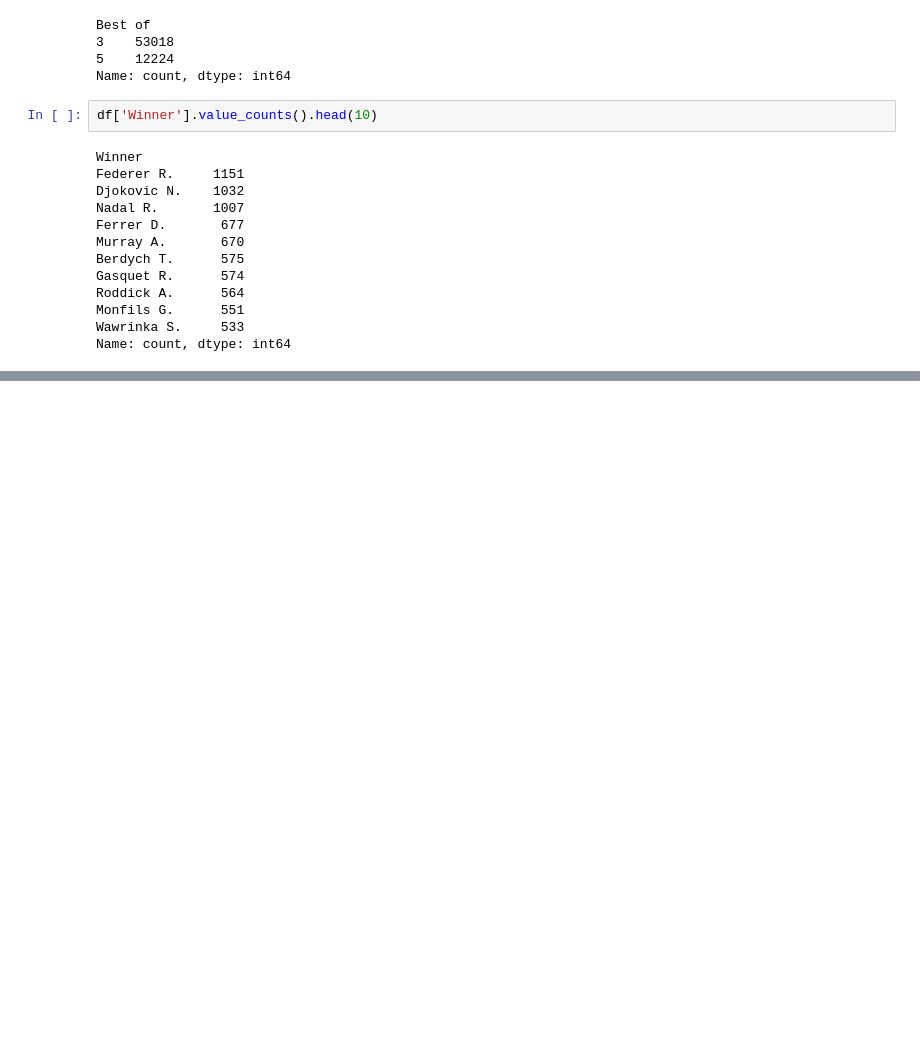
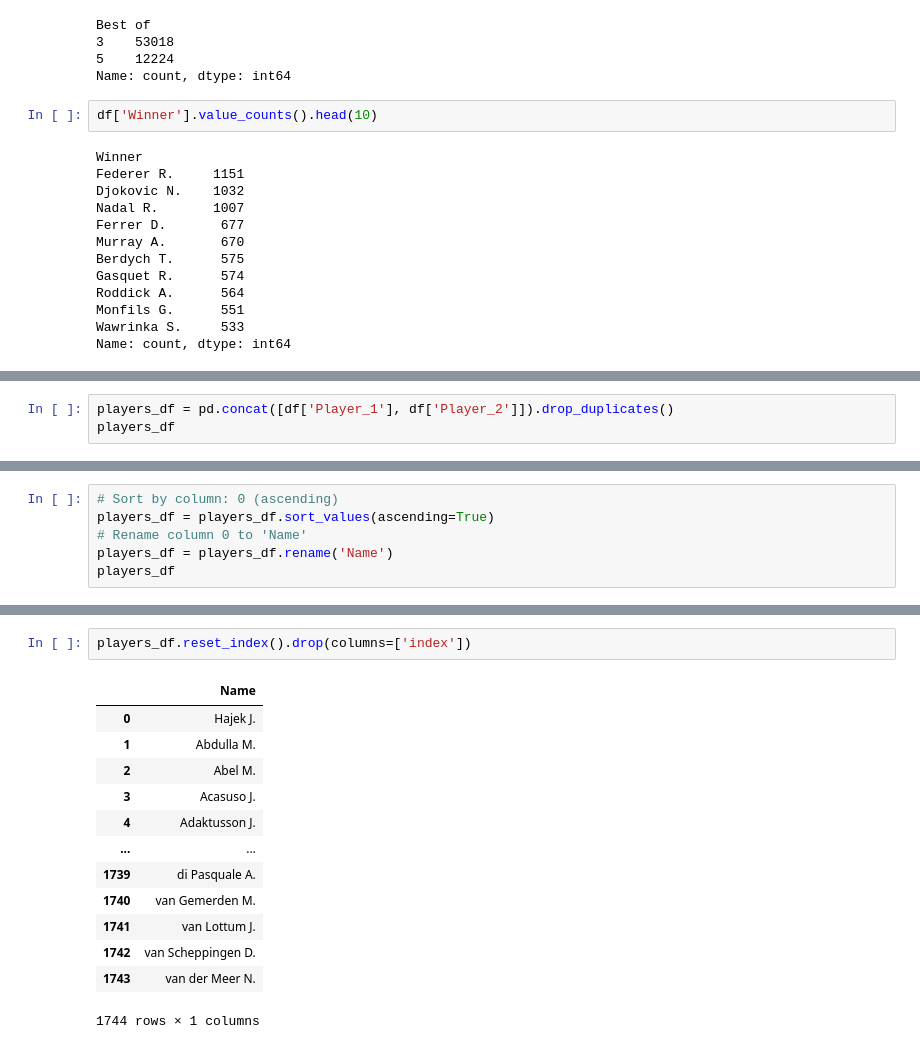
Before and after one commit to mgulbin13/atp-analysis, a Jupyter notebook: notebooks/eda.ipynb, the cells around one changed output, grey strips where cells are left out. Cells and saved outputs as stored; diff of their text form; blank space fills up the shorter version.

```diff
--- a/notebooks/eda.ipynb
+++ b/notebooks/eda.ipynb
@@ -108,0 +171,3 @@ Name: count, dtype: int64
+# %%
+players_df = pd.concat([df['Player_1'], df['Player_2']]).drop_duplicates()
+players_df
@@ -108,0 +187,6 @@ Name: count, dtype: int64
+# %%
+# Sort by column: 0 (ascending)
+players_df = players_df.sort_values(ascending=True)
+# Rename column 0 to 'Name'
+players_df = players_df.rename('Name')
+players_df
@@ -108,0 +206,16 @@ Name: count, dtype: int64
+# %%
+players_df.reset_index().drop(columns=['index'])
+# %% [output]
+|  | Name |
+| 0 | Hajek J. |
+| 1 | Abdulla M. |
+| 2 | Abel M. |
+| 3 | Acasuso J. |
+| 4 | Adaktusson J. |
+| ... | ... |
+| 1739 | di Pasquale A. |
+| 1740 | van Gemerden M. |
+| 1741 | van Lottum J. |
+| 1742 | van Scheppingen D. |
+| 1743 | van der Meer N. |
+1744 rows × 1 columns
```
Also changed, not shown: parts of 7 cells of this notebook.
